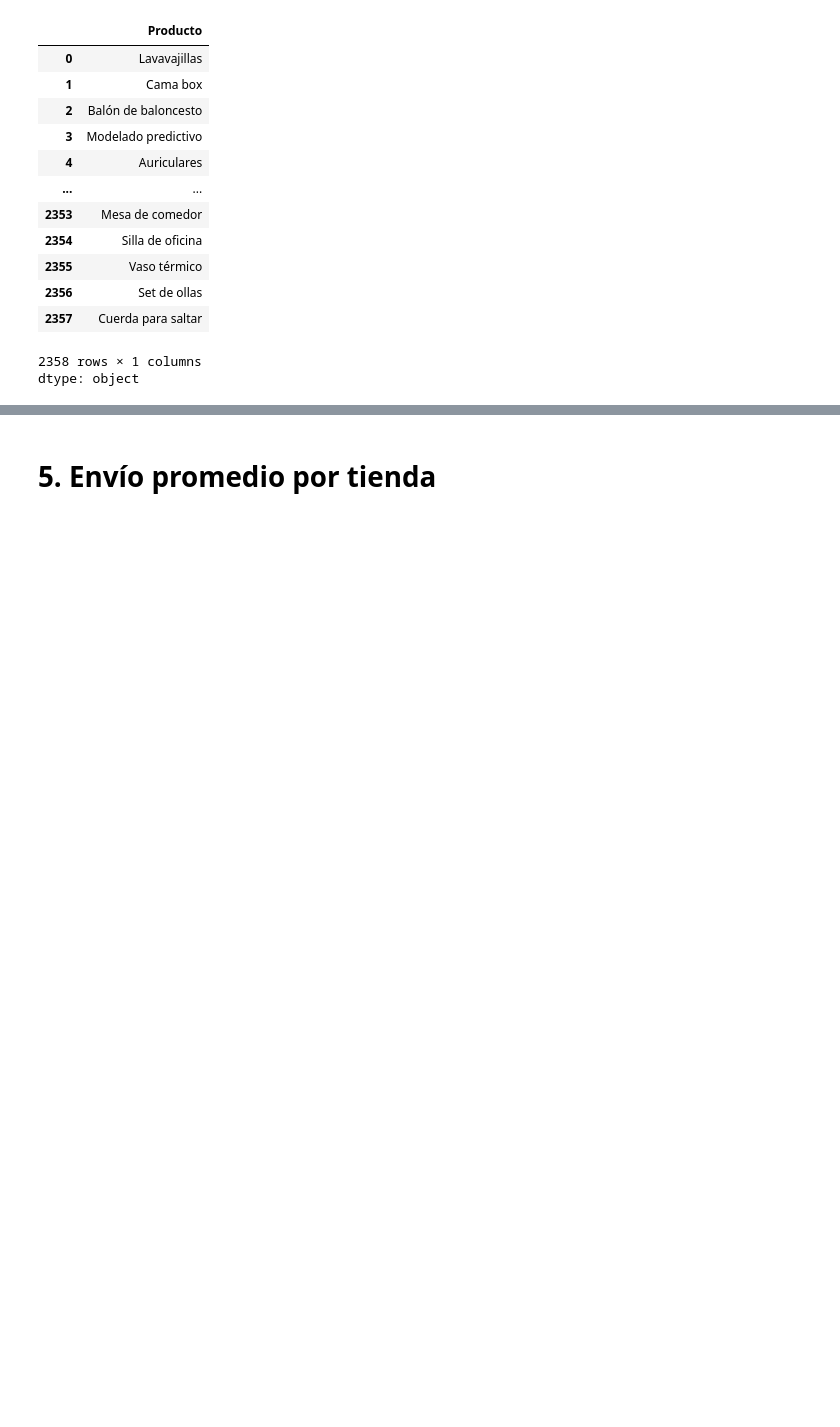
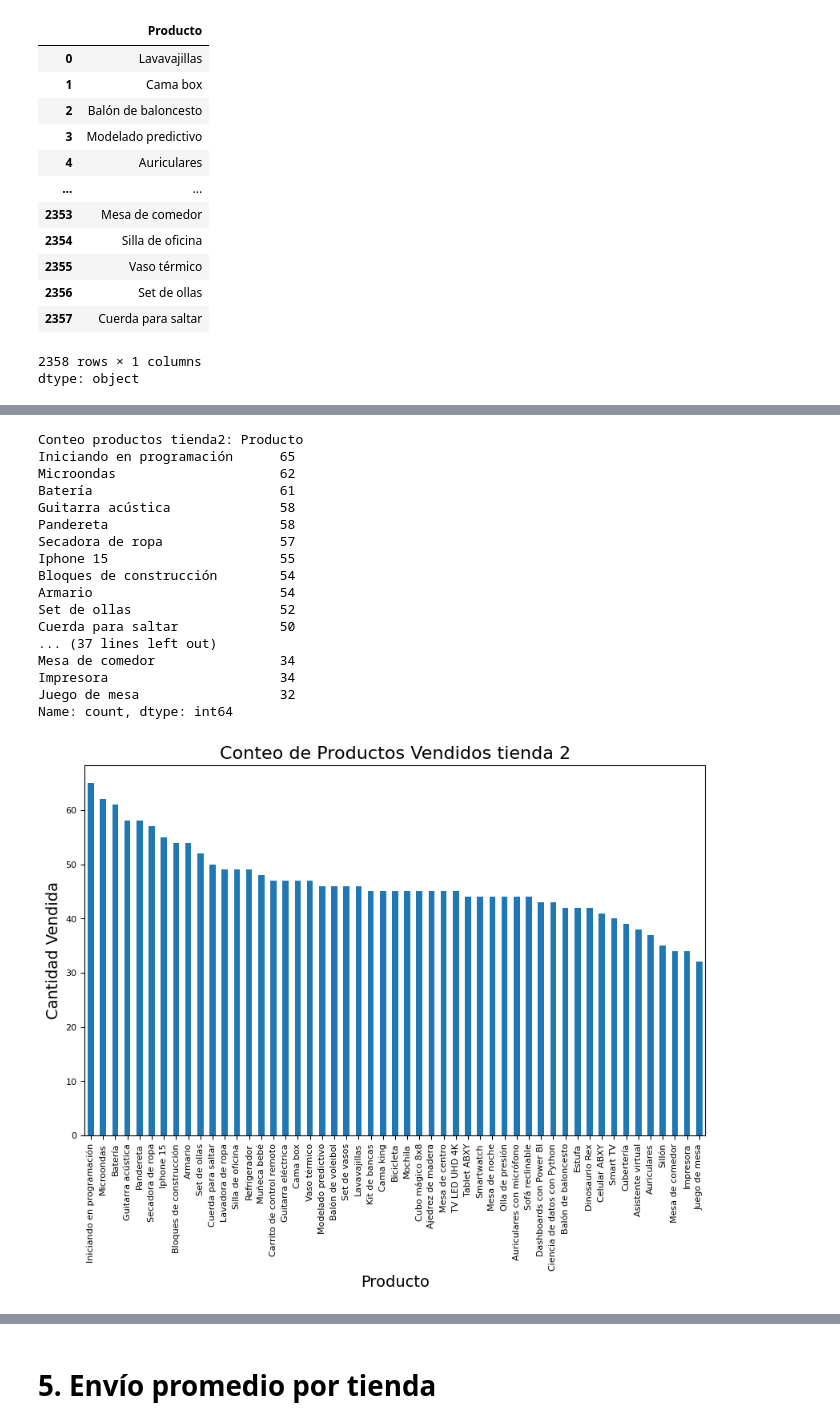
Before and after one commit to VivianQui/Challenge-Precticando-Python-para-Data-Science, a Jupyter notebook: AluraStoreLatam.ipynb, the cells around one changed output, grey strips where cells are left out. Drawn from its saved outputs; the diff is of its cells as text; code cells hidden in the pictures; blank space fills up the shorter version.

```diff
--- a/AluraStoreLatam.ipynb
+++ b/AluraStoreLatam.ipynb
@@ -156,0 +155,31 @@ Name: count, dtype: int64
+# %%
+conteo_productos2 = tienda2['Producto'].value_counts()
+print(f'Conteo productos tienda2: {conteo_productos2}')
+
+plt.figure(figsize=(10, 6))
+conteo_productos2.plot(kind='bar')
+plt.title('Conteo de Productos Vendidos tienda 2', fontsize=16)
+plt.xlabel('Producto', fontsize=14)
+plt.ylabel('Cantidad Vendida', fontsize=14)
+plt.xticks(fontsize=8)
+plt.yticks(fontsize=8)
+plt.show()
+# %% [output]
+Conteo productos tienda2: Producto
+Iniciando en programación      65
+Microondas                     62
+Batería                        61
+Guitarra acústica              58
+Pandereta                      58
+Secadora de ropa               57
+Iphone 15                      55
+Bloques de construcción        54
+Armario                        54
+Set de ollas                   52
+Cuerda para saltar             50
+... (37 lines left out)
+Mesa de comedor                34
+Impresora                      34
+Juego de mesa                  32
+Name: count, dtype: int64
+[figure, added]
```
Also changed, not shown: parts of 5 cells of this notebook.
